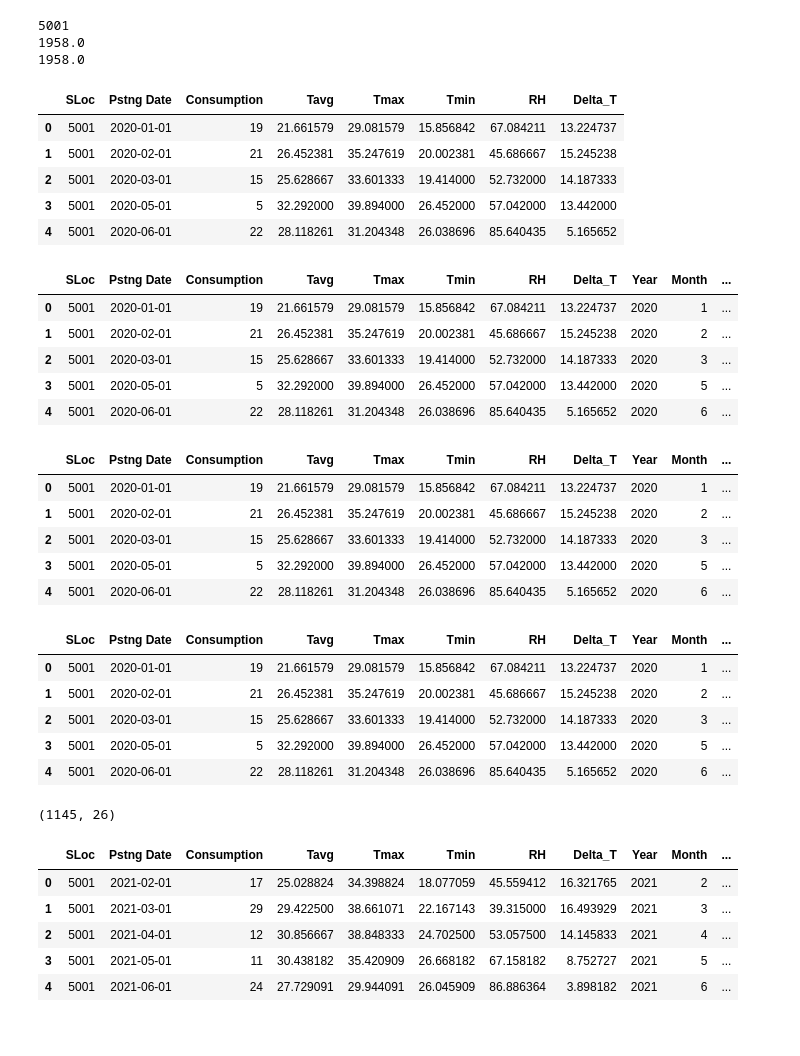
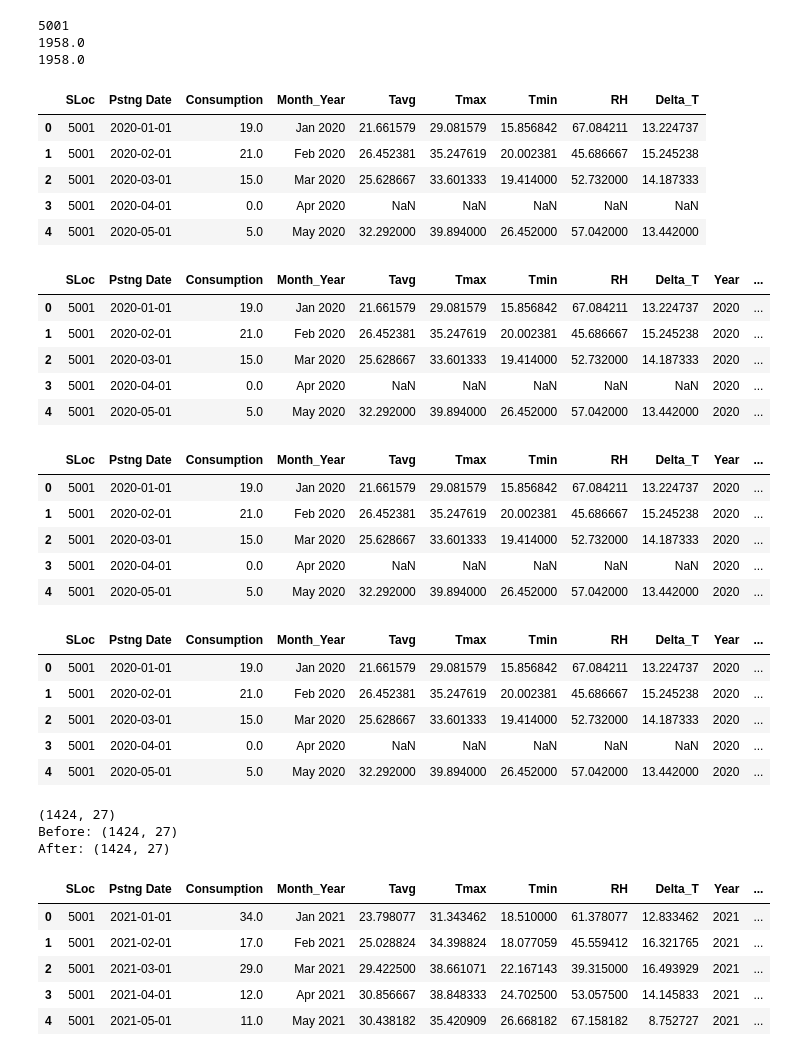
Before and after one commit to ameymh26/Summer_Internship_analysis, a Jupyter notebook: 100/Predictive_Analysis/SLoc_wise_monthly_predictive_analysis - Copy.ipynb, the cells around one changed output. Drawn from its saved outputs; the diff is of its cells as text; code cells hidden in the pictures.

Commit message:
completed the overall monthly prediction and added may actual consumption

```diff
--- a/100/Predictive_Analysis/SLoc_wise_monthly_predictive_analysis - Copy.ipynb
+++ b/100/Predictive_Analysis/SLoc_wise_monthly_predictive_analysis - Copy.ipynb
@@ -52,10 +52,10 @@ df['Pstng Date'] = pd.to_datetime(
 )
 
 # Keep only outward movements
-df_consumption = (df[df['Quantity'] < 0].copy())
+df_consumption = df
 
 # Convert consumption to positive values
-df_consumption['Consumption'] = (-df_consumption['Quantity'])
+df_consumption['Consumption'] = abs(df['Quantity'])
 
 print((df['Quantity'] > 0).sum(), "positive rows")
 print((df['Quantity'] < 0).sum(), "negative rows")
@@ -257,40 +257,40 @@ wide_consumption.to_csv(
 weather_monthly = (
     df.groupby(
         [
             'SLoc',
             pd.Grouper(
                 key='Pstng Date',
                 freq='MS'
             )
         ]
     )
     .agg(
         {
             'Tavg':'mean',
             'Tmax':'mean',
             'Tmin':'mean',
             'RH':'mean',
             'Delta_T':'mean'
         }
     )
     .reset_index()
 )
 
 weather_monthly.head()
-monthly = monthly_consumption.merge(
+monthly = monthly_complete.merge(
     weather_monthly,
     on=['SLoc','Pstng Date'],
     how='left'
 )
 
 monthly.head()
 # %% [output]
-|  | SLoc | Pstng Date | Consumption | Tavg | Tmax | Tmin | RH | Delta_T |
-| 0 | 5001 | 2020-01-01 | 19 | 21.661579 | 29.081579 | 15.856842 | 67.084211 | 13.224737 |
-| 1 | 5001 | 2020-02-01 | 21 | 26.452381 | 35.247619 | 20.002381 | 45.686667 | 15.245238 |
-| 2 | 5001 | 2020-03-01 | 15 | 25.628667 | 33.601333 | 19.414000 | 52.732000 | 14.187333 |
-| 3 | 5001 | 2020-05-01 | 5 | 32.292000 | 39.894000 | 26.452000 | 57.042000 | 13.442000 |
-| 4 | 5001 | 2020-06-01 | 22 | 28.118261 | 31.204348 | 26.038696 | 85.640435 | 5.165652 |
+|  | SLoc | Pstng Date | Consumption | Month_Year | Tavg | Tmax | Tmin | RH | Delta_T |
+| 0 | 5001 | 2020-01-01 | 19.0 | Jan 2020 | 21.661579 | 29.081579 | 15.856842 | 67.084211 | 13.224737 |
+| 1 | 5001 | 2020-02-01 | 21.0 | Feb 2020 | 26.452381 | 35.247619 | 20.002381 | 45.686667 | 15.245238 |
+| 2 | 5001 | 2020-03-01 | 15.0 | Mar 2020 | 25.628667 | 33.601333 | 19.414000 | 52.732000 | 14.187333 |
+| 3 | 5001 | 2020-04-01 | 0.0 | Apr 2020 | NaN | NaN | NaN | NaN | NaN |
+| 4 | 5001 | 2020-05-01 | 5.0 | May 2020 | 32.292000 | 39.894000 | 26.452000 | 57.042000 | 13.442000 |
 # %%
 # ==========================================
 # Calendar Features
@@ -315,12 +315,12 @@ monthly['month_cos'] = np.cos(
 
 monthly.head()
 # %% [output]
-|  | SLoc | Pstng Date | Consumption | Tavg | Tmax | Tmin | RH | Delta_T | Year | Month | ... |
-| 0 | 5001 | 2020-01-01 | 19 | 21.661579 | 29.081579 | 15.856842 | 67.084211 | 13.224737 | 2020 | 1 | ... |
-| 1 | 5001 | 2020-02-01 | 21 | 26.452381 | 35.247619 | 20.002381 | 45.686667 | 15.245238 | 2020 | 2 | ... |
-| 2 | 5001 | 2020-03-01 | 15 | 25.628667 | 33.601333 | 19.414000 | 52.732000 | 14.187333 | 2020 | 3 | ... |
-| 3 | 5001 | 2020-05-01 | 5 | 32.292000 | 39.894000 | 26.452000 | 57.042000 | 13.442000 | 2020 | 5 | ... |
-| 4 | 5001 | 2020-06-01 | 22 | 28.118261 | 31.204348 | 26.038696 | 85.640435 | 5.165652 | 2020 | 6 | ... |
+|  | SLoc | Pstng Date | Consumption | Month_Year | Tavg | Tmax | Tmin | RH | Delta_T | Year | ... |
+| 0 | 5001 | 2020-01-01 | 19.0 | Jan 2020 | 21.661579 | 29.081579 | 15.856842 | 67.084211 | 13.224737 | 2020 | ... |
+| 1 | 5001 | 2020-02-01 | 21.0 | Feb 2020 | 26.452381 | 35.247619 | 20.002381 | 45.686667 | 15.245238 | 2020 | ... |
+| 2 | 5001 | 2020-03-01 | 15.0 | Mar 2020 | 25.628667 | 33.601333 | 19.414000 | 52.732000 | 14.187333 | 2020 | ... |
+| 3 | 5001 | 2020-04-01 | 0.0 | Apr 2020 | NaN | NaN | NaN | NaN | NaN | 2020 | ... |
+| 4 | 5001 | 2020-05-01 | 5.0 | May 2020 | 32.292000 | 39.894000 | 26.452000 | 57.042000 | 13.442000 | 2020 | ... |
 # %%
 # ==========================================
 # Lag Features
@@ -336,12 +336,12 @@ for lag in [1,2,3,6,12]:
 
 monthly.head()
 # %% [output]
-|  | SLoc | Pstng Date | Consumption | Tavg | Tmax | Tmin | RH | Delta_T | Year | Month | ... |
-| 0 | 5001 | 2020-01-01 | 19 | 21.661579 | 29.081579 | 15.856842 | 67.084211 | 13.224737 | 2020 | 1 | ... |
-| 1 | 5001 | 2020-02-01 | 21 | 26.452381 | 35.247619 | 20.002381 | 45.686667 | 15.245238 | 2020 | 2 | ... |
-| 2 | 5001 | 2020-03-01 | 15 | 25.628667 | 33.601333 | 19.414000 | 52.732000 | 14.187333 | 2020 | 3 | ... |
-| 3 | 5001 | 2020-05-01 | 5 | 32.292000 | 39.894000 | 26.452000 | 57.042000 | 13.442000 | 2020 | 5 | ... |
-| 4 | 5001 | 2020-06-01 | 22 | 28.118261 | 31.204348 | 26.038696 | 85.640435 | 5.165652 | 2020 | 6 | ... |
+|  | SLoc | Pstng Date | Consumption | Month_Year | Tavg | Tmax | Tmin | RH | Delta_T | Year | ... |
+| 0 | 5001 | 2020-01-01 | 19.0 | Jan 2020 | 21.661579 | 29.081579 | 15.856842 | 67.084211 | 13.224737 | 2020 | ... |
+| 1 | 5001 | 2020-02-01 | 21.0 | Feb 2020 | 26.452381 | 35.247619 | 20.002381 | 45.686667 | 15.245238 | 2020 | ... |
+| 2 | 5001 | 2020-03-01 | 15.0 | Mar 2020 | 25.628667 | 33.601333 | 19.414000 | 52.732000 | 14.187333 | 2020 | ... |
+| 3 | 5001 | 2020-04-01 | 0.0 | Apr 2020 | NaN | NaN | NaN | NaN | NaN | 2020 | ... |
+| 4 | 5001 | 2020-05-01 | 5.0 | May 2020 | 32.292000 | 39.894000 | 26.452000 | 57.042000 | 13.442000 | 2020 | ... |
 # %%
 # ==========================================
 # Rolling Features
@@ -429,12 +429,12 @@ monthly['roll_min_3'] = (
 
 monthly.head()
 # %% [output]
-|  | SLoc | Pstng Date | Consumption | Tavg | Tmax | Tmin | RH | Delta_T | Year | Month | ... |
-| 0 | 5001 | 2020-01-01 | 19 | 21.661579 | 29.081579 | 15.856842 | 67.084211 | 13.224737 | 2020 | 1 | ... |
-| 1 | 5001 | 2020-02-01 | 21 | 26.452381 | 35.247619 | 20.002381 | 45.686667 | 15.245238 | 2020 | 2 | ... |
-| 2 | 5001 | 2020-03-01 | 15 | 25.628667 | 33.601333 | 19.414000 | 52.732000 | 14.187333 | 2020 | 3 | ... |
-| 3 | 5001 | 2020-05-01 | 5 | 32.292000 | 39.894000 | 26.452000 | 57.042000 | 13.442000 | 2020 | 5 | ... |
-| 4 | 5001 | 2020-06-01 | 22 | 28.118261 | 31.204348 | 26.038696 | 85.640435 | 5.165652 | 2020 | 6 | ... |
+|  | SLoc | Pstng Date | Consumption | Month_Year | Tavg | Tmax | Tmin | RH | Delta_T | Year | ... |
+| 0 | 5001 | 2020-01-01 | 19.0 | Jan 2020 | 21.661579 | 29.081579 | 15.856842 | 67.084211 | 13.224737 | 2020 | ... |
+| 1 | 5001 | 2020-02-01 | 21.0 | Feb 2020 | 26.452381 | 35.247619 | 20.002381 | 45.686667 | 15.245238 | 2020 | ... |
+| 2 | 5001 | 2020-03-01 | 15.0 | Mar 2020 | 25.628667 | 33.601333 | 19.414000 | 52.732000 | 14.187333 | 2020 | ... |
+| 3 | 5001 | 2020-04-01 | 0.0 | Apr 2020 | NaN | NaN | NaN | NaN | NaN | 2020 | ... |
+| 4 | 5001 | 2020-05-01 | 5.0 | May 2020 | 32.292000 | 39.894000 | 26.452000 | 57.042000 | 13.442000 | 2020 | ... |
 # %%
 # ==========================================
 # Remove NaNs from Lag/Rolling Features
@@ -443,16 +443,22 @@ monthly.head()
 monthly = monthly.dropna().reset_index(drop=True)
 
 print(monthly.shape)
+print("Before:", monthly.shape)
 
+monthly = monthly.dropna()
+
+print("After:", monthly.shape)
 monthly.head()
 # %% [output]
-(1145, 26)
+(1424, 27)
+Before: (1424, 27)
+After: (1424, 27)
-|  | SLoc | Pstng Date | Consumption | Tavg | Tmax | Tmin | RH | Delta_T | Year | Month | ... |
-| 0 | 5001 | 2021-02-01 | 17 | 25.028824 | 34.398824 | 18.077059 | 45.559412 | 16.321765 | 2021 | 2 | ... |
-| 1 | 5001 | 2021-03-01 | 29 | 29.422500 | 38.661071 | 22.167143 | 39.315000 | 16.493929 | 2021 | 3 | ... |
-| 2 | 5001 | 2021-04-01 | 12 | 30.856667 | 38.848333 | 24.702500 | 53.057500 | 14.145833 | 2021 | 4 | ... |
-| 3 | 5001 | 2021-05-01 | 11 | 30.438182 | 35.420909 | 26.668182 | 67.158182 | 8.752727 | 2021 | 5 | ... |
-| 4 | 5001 | 2021-06-01 | 24 | 27.729091 | 29.944091 | 26.045909 | 86.886364 | 3.898182 | 2021 | 6 | ... |
+|  | SLoc | Pstng Date | Consumption | Month_Year | Tavg | Tmax | Tmin | RH | Delta_T | Year | ... |
+| 0 | 5001 | 2021-01-01 | 34.0 | Jan 2021 | 23.798077 | 31.343462 | 18.510000 | 61.378077 | 12.833462 | 2021 | ... |
+| 1 | 5001 | 2021-02-01 | 17.0 | Feb 2021 | 25.028824 | 34.398824 | 18.077059 | 45.559412 | 16.321765 | 2021 | ... |
+| 2 | 5001 | 2021-03-01 | 29.0 | Mar 2021 | 29.422500 | 38.661071 | 22.167143 | 39.315000 | 16.493929 | 2021 | ... |
+| 3 | 5001 | 2021-04-01 | 12.0 | Apr 2021 | 30.856667 | 38.848333 | 24.702500 | 53.057500 | 14.145833 | 2021 | ... |
+| 4 | 5001 | 2021-05-01 | 11.0 | May 2021 | 30.438182 | 35.420909 | 26.668182 | 67.158182 | 8.752727 | 2021 | ... |
 # %%
 # ==========================================
 # Feature Selection
```
Also changed, not shown: parts of 8 cells of this notebook, 8 other files.
